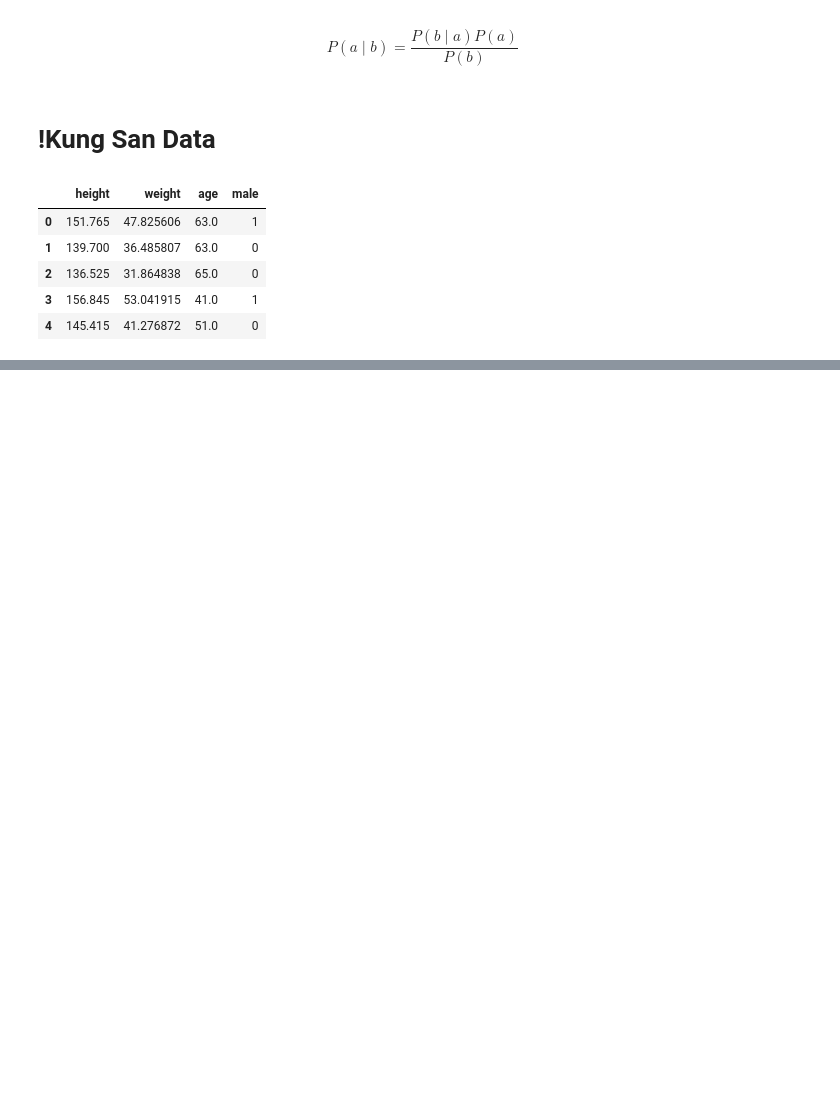
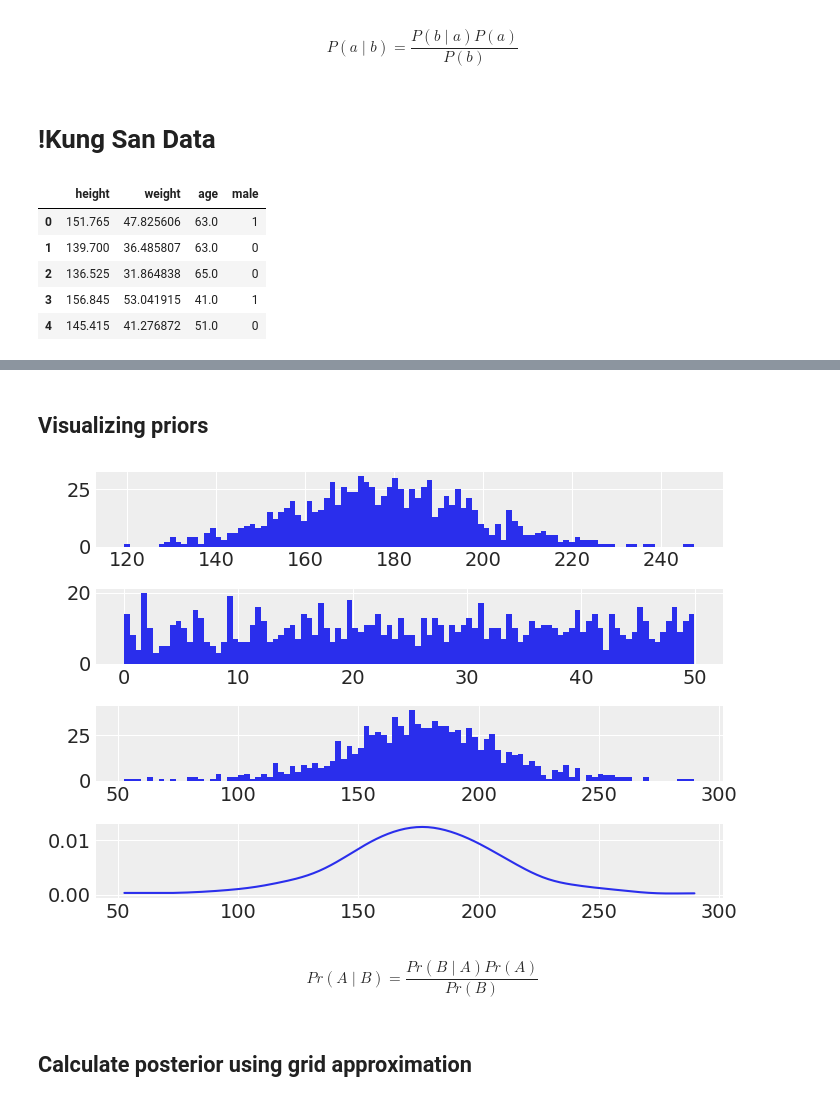
Before and after one commit to Voda88/Statistical-Rethinking, a Jupyter notebook: Chapter 4.ipynb, the cells around one changed output, grey strips where cells are left out. Saved outputs shown, nothing was run; the diff lists cells and outputs as text; code cells hidden in the pictures; blank space fills up the shorter version.

```diff
--- a/Chapter 4.ipynb
+++ b/Chapter 4.ipynb
@@ -88,0 +133,4 @@ az.plot_kde([a['height'],a['weight']])
+# %%
+nsample = 1000
+sample_mu = stats.norm.rvs(178, 20,size=nsample)
+sample_sigma = stats.uniform.rvs(0,50,size=nsample)
@@ -88,0 +139,17 @@ az.plot_kde([a['height'],a['weight']])
+# %%
+prior_h = stats.norm.rvs(sample_mu, sample_sigma, size =nsample)
+# %% [markdown]
+## Visualizing priors
+# %%
+fig,ax = plt.subplots(4)
+ax[0].hist(sample_mu, bins = 100);
+ax[1].hist(sample_sigma, bins = 100);
+ax[2].hist(prior_h, bins=100);
+az.plot_kde(prior_h, ax=ax[3]);
+fig.tight_layout()
+# %% [output]
+[figure, added]
+# %% [markdown]
+$$ Pr(A \mid B) =\frac{ Pr(B \mid A) Pr(A)}{Pr(B)} $$
+# %% [markdown]
+## Calculate posterior using grid approximation
```
Also changed, not shown: parts of 82 cells of this notebook.
